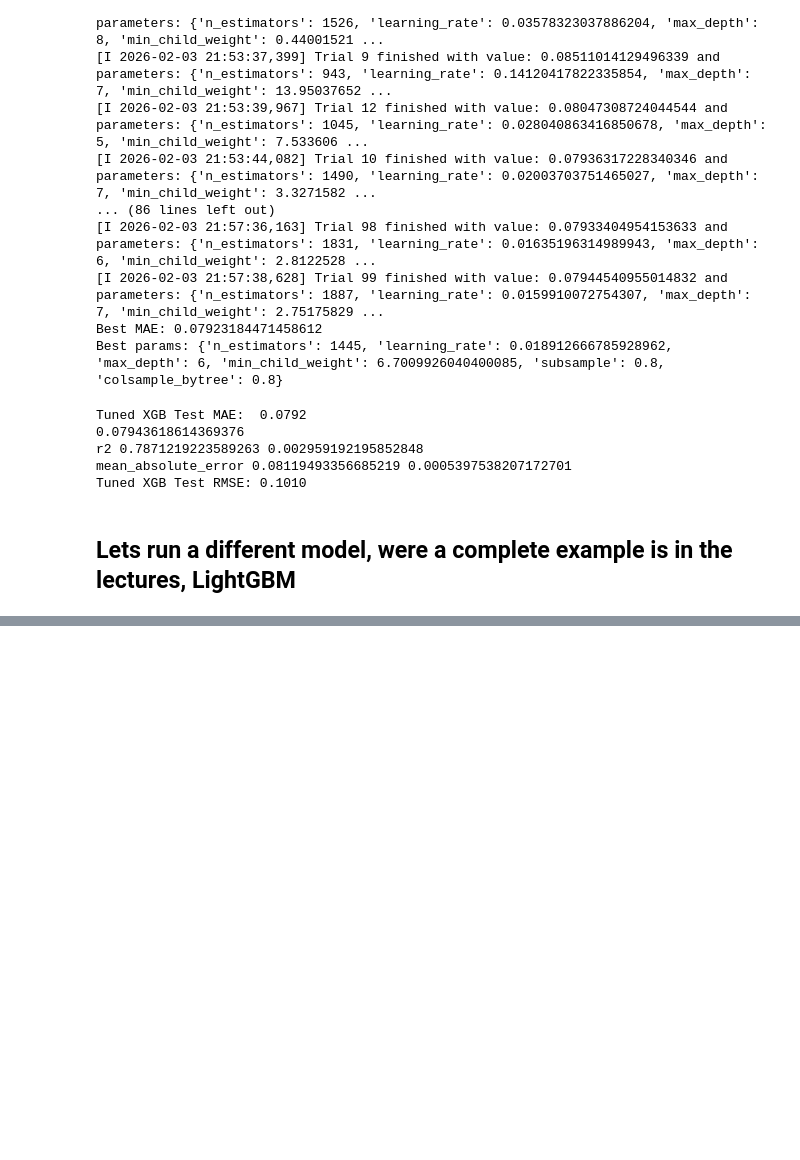
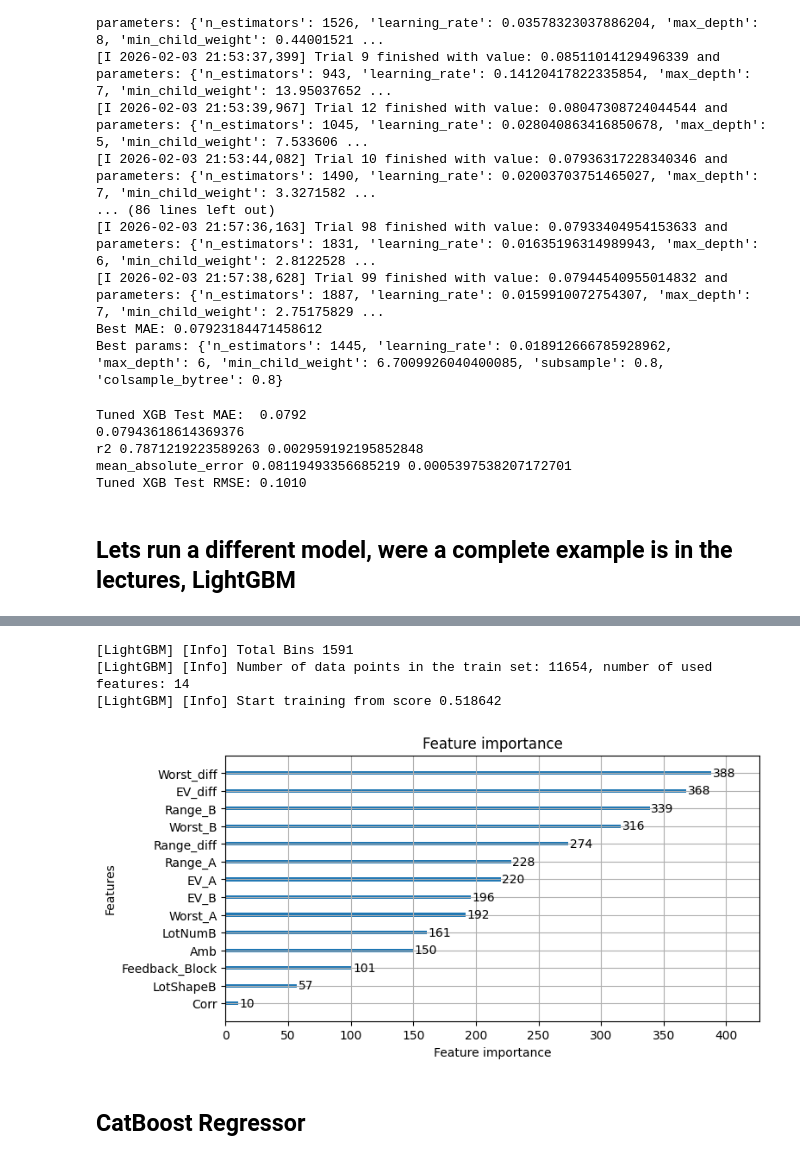
Before and after one commit to vassilismylo/Applied_ML, a Jupyter notebook: choices13k_ex3/choices13_ex3.ipynb, the cells around one changed output, grey strips where cells are left out. Cells and saved outputs as stored; diff of their text form; code cells hidden in the pictures; blank space fills up the shorter version.

```diff
--- a/choices13k_ex3/choices13_ex3.ipynb
+++ b/choices13k_ex3/choices13_ex3.ipynb
@@ -1083,0 +1215,14 @@ MAE 0.08134902194872598 0.0004380683534706671
+# %%
+lgb_reg.fit(X_train, y_train)
+preds = lgb_reg.predict(X_test)
+# %%
+lgb_reg = lgb.LGBMRegressor(force_col_wise=True)
+lgb_reg.fit(X_train, y_train)
+_ = lgb.plot_importance(lgb_reg, figsize=(8, 4))
+# %% [output]
+[LightGBM] [Info] Total Bins 1591
+[LightGBM] [Info] Number of data points in the train set: 11654, number of used features: 14
+[LightGBM] [Info] Start training from score 0.518642
+[figure, added]
+# %% [markdown]
+## CatBoost Regressor
```
Also changed, not shown: parts of 45 cells of this notebook, 24 other files.
